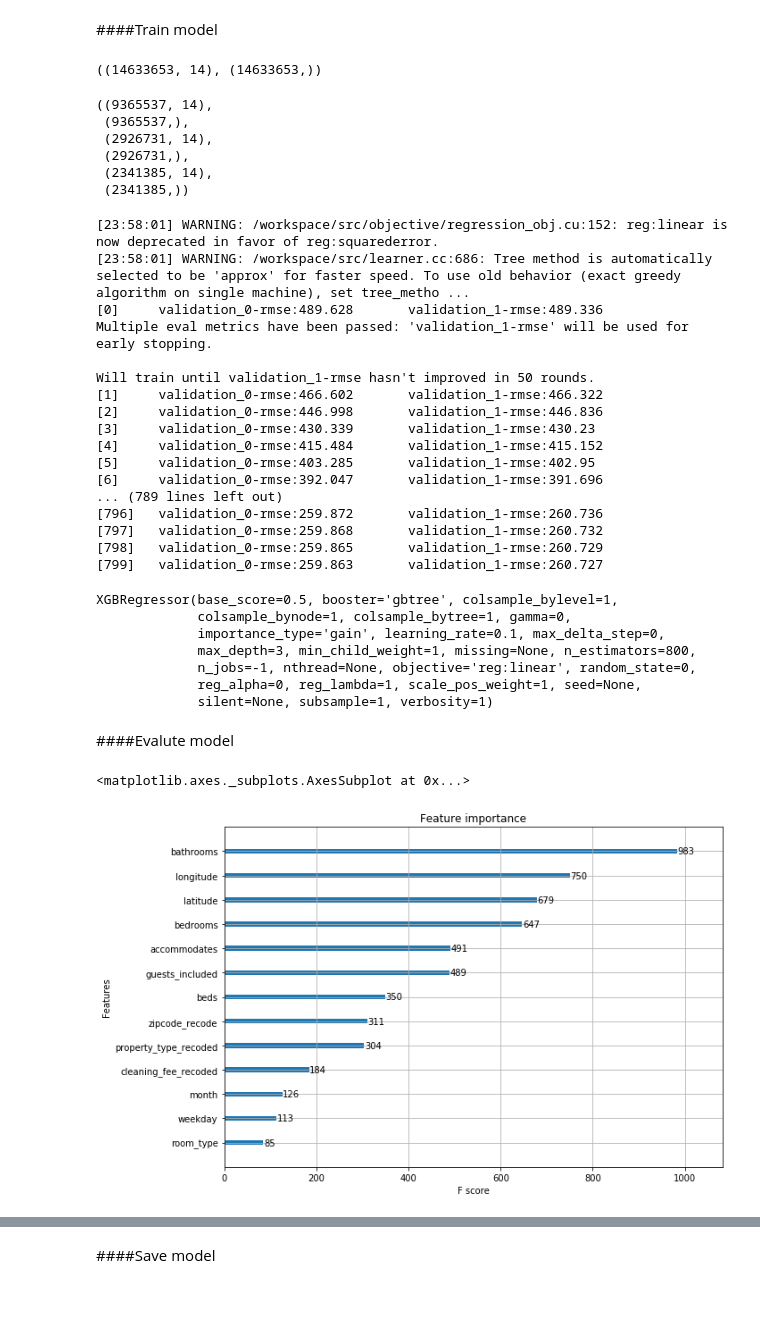
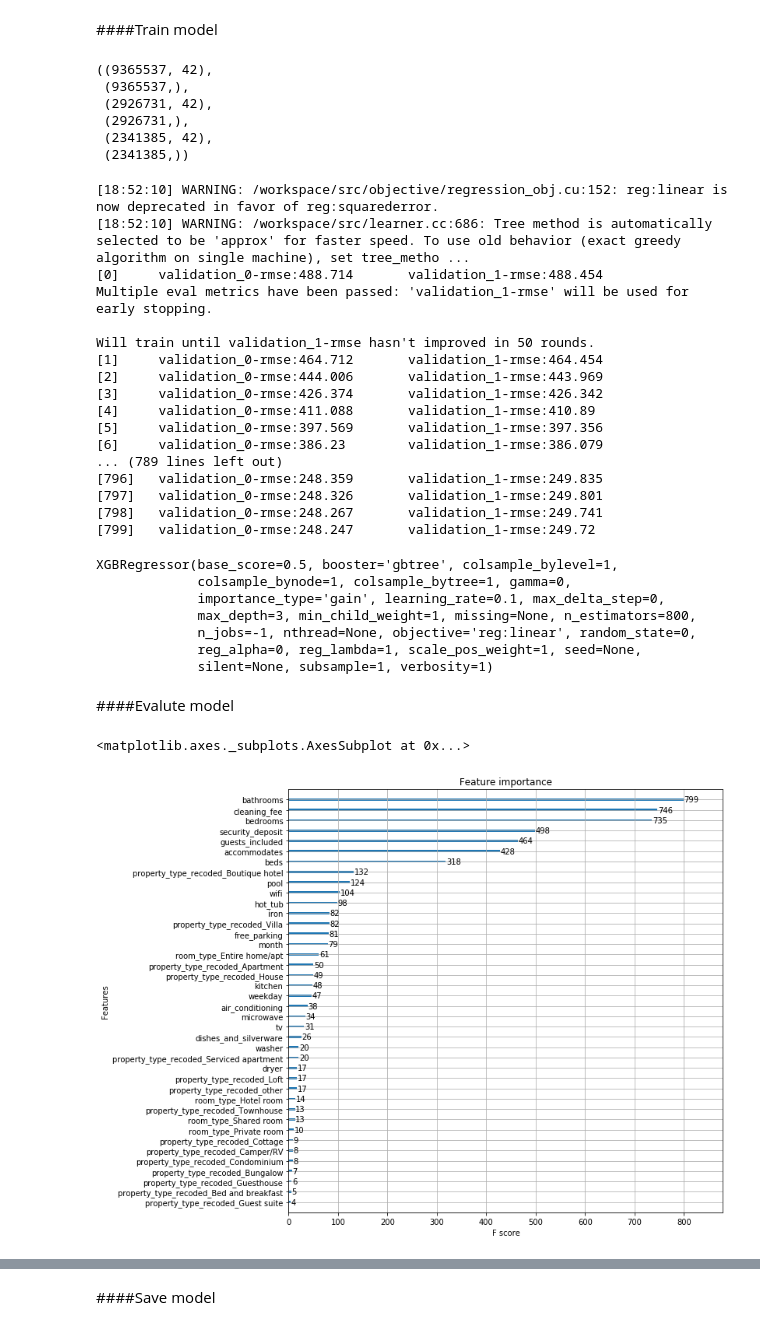
Before and after one commit to bw-airbnb-team-3/data-engineering, a Jupyter notebook: notebooks/Refined_final_model_DS_AirBnB_Team3.ipynb, the cells around one changed output, grey strips where cells are left out. Cells and saved outputs as stored; diff of their text form; code cells hidden in the pictures; blank space fills up the shorter version.

Commit message:
updated dataset for training

```diff
--- a/notebooks/Refined_final_model_DS_AirBnB_Team3.ipynb
+++ b/notebooks/Refined_final_model_DS_AirBnB_Team3.ipynb
@@ -274,18 +262,18 @@ train.to_csv('train_encoded_cleaned_final.csv')
 # %% [markdown]
 ###Checkpoint 2 - Modeling
 # %%
-# train = pd.read_csv('train_encoded_cleaned_final.csv', index_col=0) #loads dataset ready for training and testing
+#loads dataset ready for training and testing
+train = pd.read_csv('final_train_onehotencoded_cleaned.csv.gz',
+                    compression = 'gzip', index_col=0)
 # %% [markdown]
 ####Train model
-# %%
-X_train = train.drop(columns= 'price')
-y_train = train['price']
-
-X_train.shape, y_train.shape
-# %% [output]
-((14633653, 14), (14633653,))
 # %%
 #train, val, test split
+
+X_train = train.drop(columns= 'price')
+y_train = train['price']
+
+del train
 
 X_train, X_val, y_train, y_val = train_test_split(X_train, y_train, train_size = 0.80,
                                                   test_size = 0.20, random_state=42)
@@ -293,11 +281,11 @@ X_train, X_test, y_train, y_test = train_test_split(X_train, y_train, train_size
                                                   test_size = 0.20, random_state=42)
 X_train.shape, y_train.shape, X_val.shape, y_val.shape, X_test.shape, y_test.shape
 # %% [output]
-((9365537, 14),
+((9365537, 42),
  (9365537,),
- (2926731, 14),
+ (2926731, 42),
  (2926731,),
- (2341385, 14),
+ (2341385, 42),
  (2341385,))
 # %%
 eval_set = [(X_train, y_train),
@@ -307,23 +295,23 @@ model = XGBRegressor(n_estimators=800, n_jobs=-1)
 model.fit(X_train, y_train, eval_set=eval_set, eval_metric='rmse',
           early_stopping_rounds=50)
 # %% [output]
-[23:58:01] WARNING: /workspace/src/objective/regression_obj.cu:152: reg:linear is now deprecated in favor of reg:squarederror.
-[23:58:01] WARNING: /workspace/src/learner.cc:686: Tree method is automatically selected to be 'approx' for faster speed. To use old behavior (exact greedy algorithm on single machine), set tree_metho ...
-[0]     validation_0-rmse:489.628       validation_1-rmse:489.336
+[18:52:10] WARNING: /workspace/src/objective/regression_obj.cu:152: reg:linear is now deprecated in favor of reg:squarederror.
+[18:52:10] WARNING: /workspace/src/learner.cc:686: Tree method is automatically selected to be 'approx' for faster speed. To use old behavior (exact greedy algorithm on single machine), set tree_metho ...
+[0]     validation_0-rmse:488.714       validation_1-rmse:488.454
 Multiple eval metrics have been passed: 'validation_1-rmse' will be used for early stopping.
 
 Will train until validation_1-rmse hasn't improved in 50 rounds.
-[1]     validation_0-rmse:466.602       validation_1-rmse:466.322
-[2]     validation_0-rmse:446.998       validation_1-rmse:446.836
-[3]     validation_0-rmse:430.339       validation_1-rmse:430.23
-[4]     validation_0-rmse:415.484       validation_1-rmse:415.152
-[5]     validation_0-rmse:403.285       validation_1-rmse:402.95
-[6]     validation_0-rmse:392.047       validation_1-rmse:391.696
+[1]     validation_0-rmse:464.712       validation_1-rmse:464.454
+[2]     validation_0-rmse:444.006       validation_1-rmse:443.969
+[3]     validation_0-rmse:426.374       validation_1-rmse:426.342
+[4]     validation_0-rmse:411.088       validation_1-rmse:410.89
+[5]     validation_0-rmse:397.569       validation_1-rmse:397.356
+[6]     validation_0-rmse:386.23        validation_1-rmse:386.079
 ... (789 lines left out)
-[796]   validation_0-rmse:259.872       validation_1-rmse:260.736
-[797]   validation_0-rmse:259.868       validation_1-rmse:260.732
-[798]   validation_0-rmse:259.865       validation_1-rmse:260.729
-[799]   validation_0-rmse:259.863       validation_1-rmse:260.727
+[796]   validation_0-rmse:248.359       validation_1-rmse:249.835
+[797]   validation_0-rmse:248.326       validation_1-rmse:249.801
+[798]   validation_0-rmse:248.267       validation_1-rmse:249.741
+[799]   validation_0-rmse:248.247       validation_1-rmse:249.72
 XGBRegressor(base_score=0.5, booster='gbtree', colsample_bylevel=1,
              colsample_bynode=1, colsample_bytree=1, gamma=0,
              importance_type='gain', learning_rate=0.1, max_delta_step=0,
@@ -334,12 +322,12 @@ XGBRegressor(base_score=0.5, booster='gbtree', colsample_bylevel=1,
 # %% [markdown]
 ####Evalute model
 # %%
-plt.rcParams["figure.figsize"] = (10,7)
+plt.rcParams["figure.figsize"] = (10,10)
 
 xgb.plot_importance(model)
 # %% [output]
 <matplotlib.axes._subplots.AxesSubplot at 0x...>
-[figure, old version]
+[figure, new version]
 # %%
 predictions = model.predict(X_test)
 rmse = np.sqrt(mean_squared_error(y_test, predictions))
```
Also changed, not shown: parts of 27 cells of this notebook, 2 other files.
